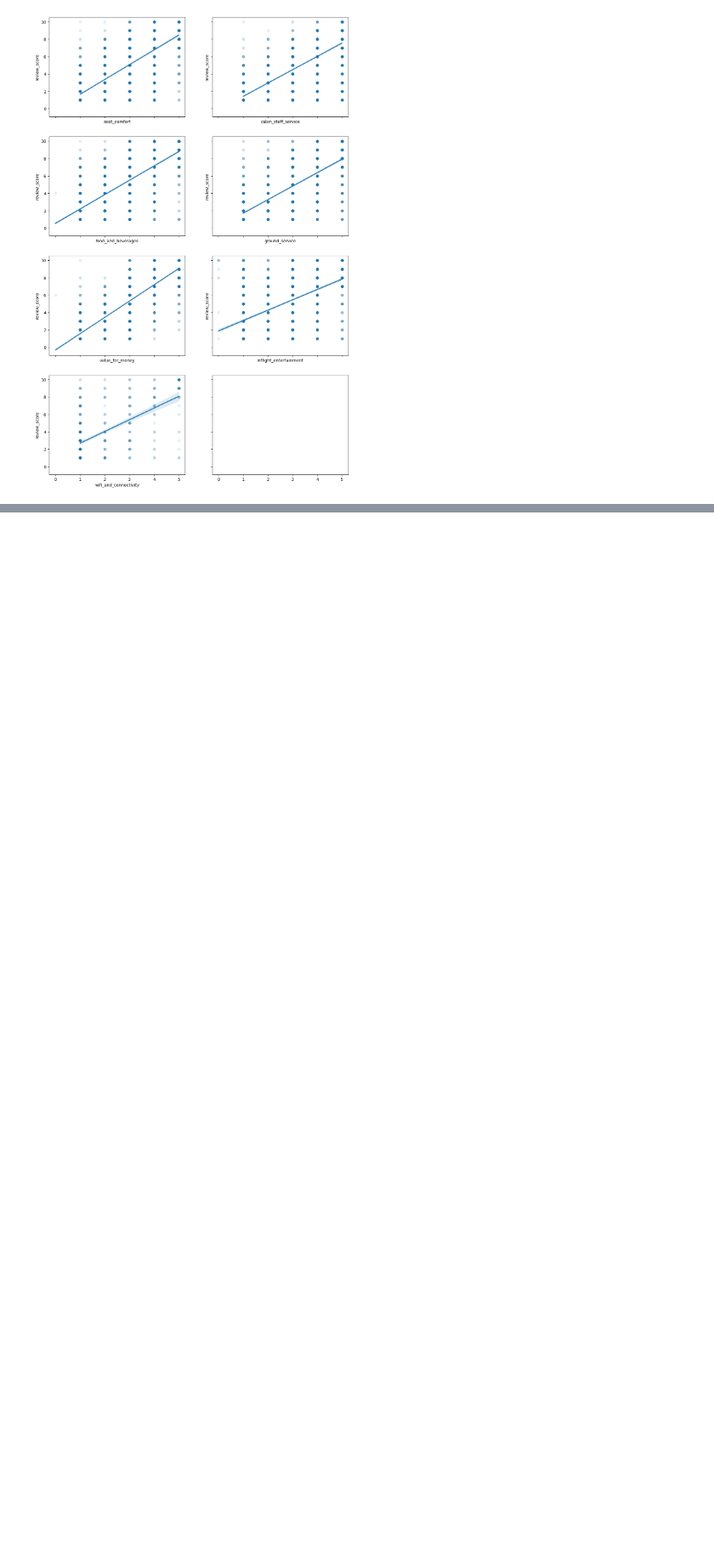
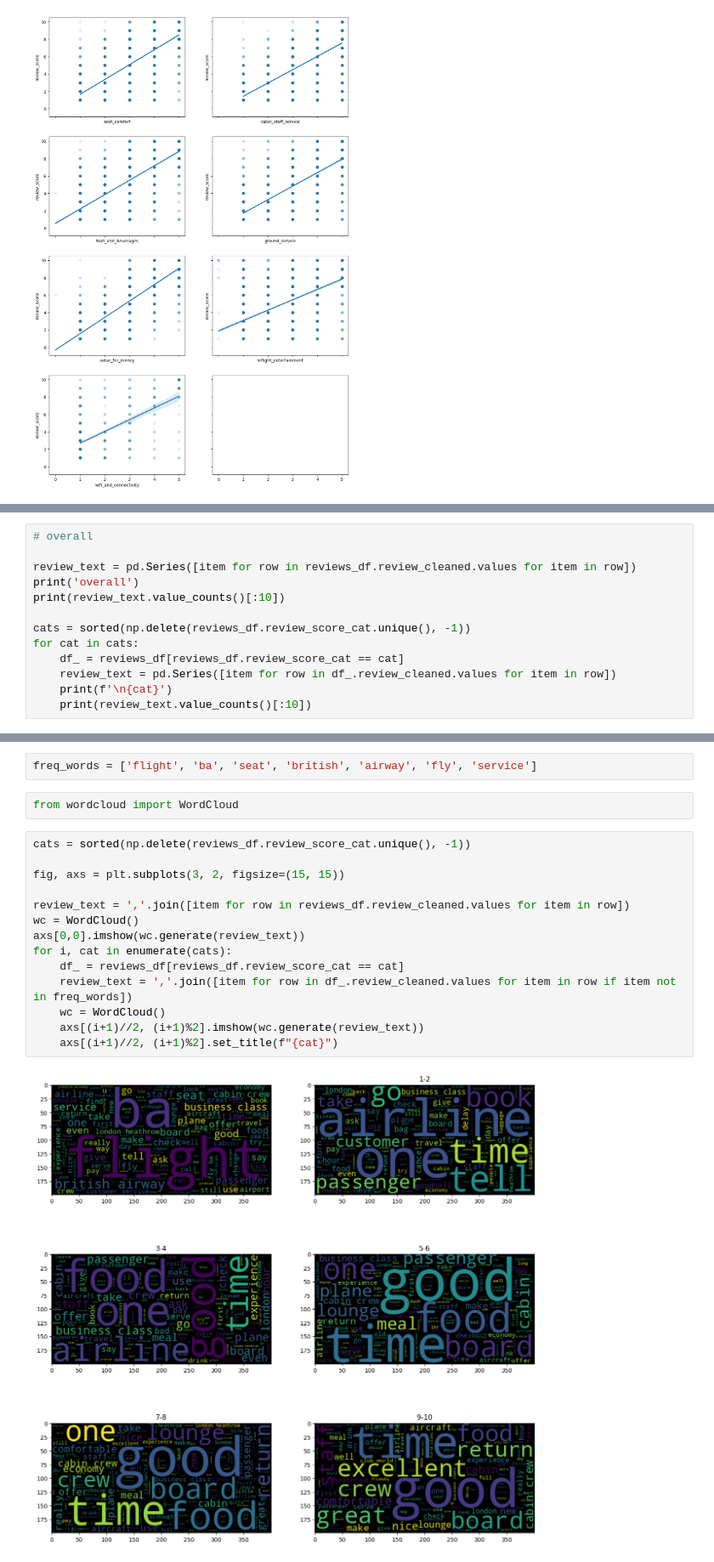
Before and after one commit to saoriyosano/british-airways-customer-review, a Jupyter notebook: data_analysis.ipynb, the cells around one changed output, grey strips where cells are left out. Shown at 85% size. Cells and saved outputs as stored; diff of their text form; blank space fills up the shorter version.

```diff
--- a/data_analysis.ipynb
+++ b/data_analysis.ipynb
@@ -338,0 +468,13 @@ for i, col in enumerate(cols):
+# %%
+# overall
+
+review_text = pd.Series([item for row in reviews_df.review_cleaned.values for item in row])
+print('overall')
+print(review_text.value_counts()[:10])
+
+cats = sorted(np.delete(reviews_df.review_score_cat.unique(), -1))
+for cat in cats:
+    df_ = reviews_df[reviews_df.review_score_cat == cat]
+    review_text = pd.Series([item for row in df_.review_cleaned.values for item in row])
+    print(f'\n{cat}')
+    print(review_text.value_counts()[:10])
@@ -338,0 +499,20 @@ for i, col in enumerate(cols):
+# %%
+freq_words = ['flight', 'ba', 'seat', 'british', 'airway', 'fly', 'service']
+# %%
+from wordcloud import WordCloud
+# %%
+cats = sorted(np.delete(reviews_df.review_score_cat.unique(), -1))
+
+fig, axs = plt.subplots(3, 2, figsize=(15, 15))
+
+review_text = ','.join([item for row in reviews_df.review_cleaned.values for item in row])
+wc = WordCloud()
+axs[0,0].imshow(wc.generate(review_text))
+for i, cat in enumerate(cats):
+    df_ = reviews_df[reviews_df.review_score_cat == cat]
+    review_text = ','.join([item for row in df_.review_cleaned.values for item in row if item not in freq_words])
+    wc = WordCloud()
+    axs[(i+1)//2, (i+1)%2].imshow(wc.generate(review_text))
+    axs[(i+1)//2, (i+1)%2].set_title(f"{cat}")
+# %% [output]
+[figure, added]
```
Also changed, not shown: parts of 31 cells of this notebook.
